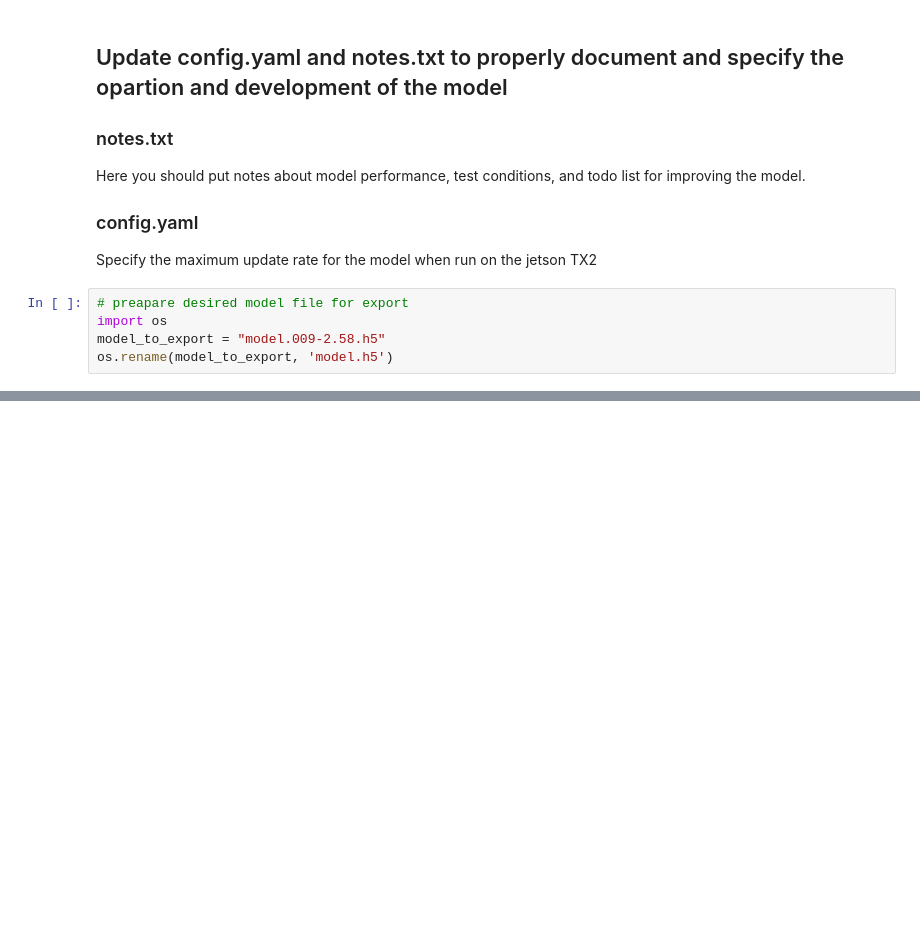
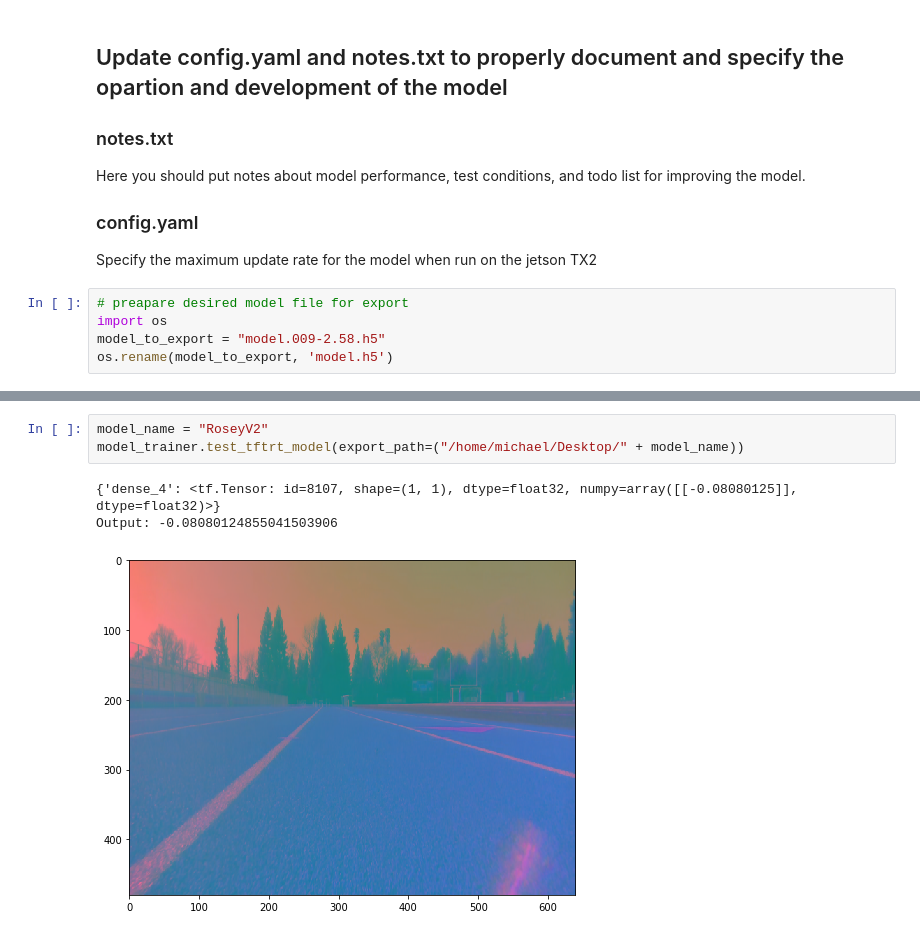
Before and after one commit to ARCC-RACE/ai_training_notebooks, a Jupyter notebook: basic_supervised_net/rosey/rosey.ipynb, the cells around one changed output, grey strips where cells are left out. Cells and saved outputs as stored; diff of their text form; blank space fills up the shorter version.

```diff
--- a/basic_supervised_net/rosey/rosey.ipynb
+++ b/basic_supervised_net/rosey/rosey.ipynb
@@ -43,0 +76,7 @@ if model_trainer.export_model("/home/michael/Desktop/" + model_name):
+# %%
+model_name = "RoseyV2"
+model_trainer.test_tftrt_model(export_path=("/home/michael/Desktop/" + model_name))
+# %% [output]
+{'dense_4': <tf.Tensor: id=8107, shape=(1, 1), dtype=float32, numpy=array([[-0.08080125]], dtype=float32)>}
+Output: -0.08080124855041503906
+[figure, added]
```
Also changed, not shown: parts of 4 cells of this notebook, 4 other files.
